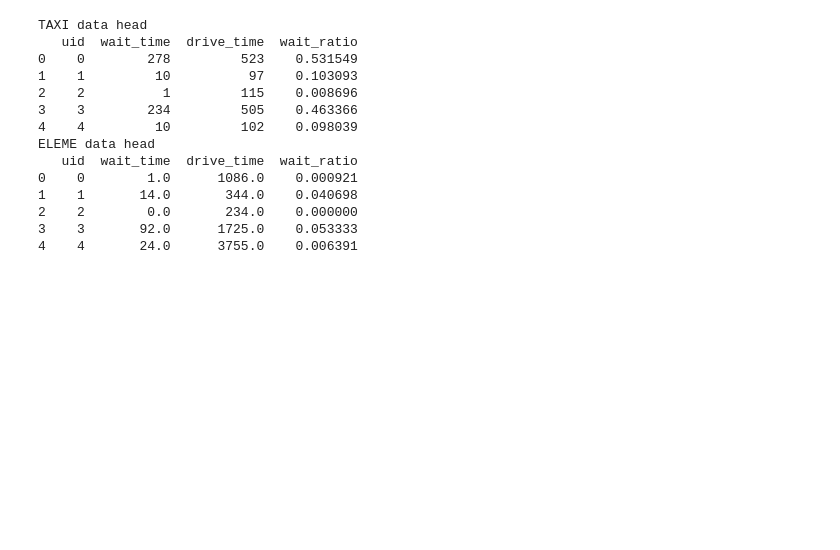
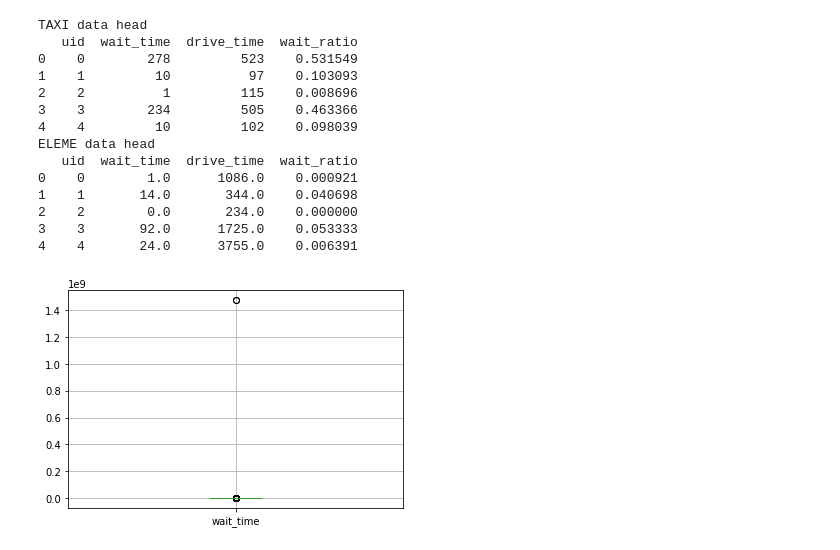
Before and after one commit to dymodi/dymodi.github.io, a Jupyter notebook: Research/Beacon/src/taxi_rider_compare.ipynb, the cells around one changed output. Saved outputs shown, nothing was run; the diff lists cells and outputs as text; code cells hidden in the pictures; blank space fills up the shorter version.

```diff
--- a/Research/Beacon/src/taxi_rider_compare.ipynb
+++ b/Research/Beacon/src/taxi_rider_compare.ipynb
@@ -113,4 +113,11 @@ df_timediff = df_timediff[df_timediff.drive_time > 0]
 # EleMe
 df_timediff_eleme = df_timediff_eleme[df_timediff_eleme.wait_time > 0]
 df_timediff_eleme = df_timediff_eleme[df_timediff_eleme.drive_time > 0]
+# %%
+# Boxplot to have a first glance
+print('Boxplot before removing outliers')
+df_timediff.boxplot(column='wait_time')
+plt.show()
+# %% [output]
+[figure, added]
 # %%
```
Also changed, not shown: parts of 3 cells of this notebook, 4 other files.
